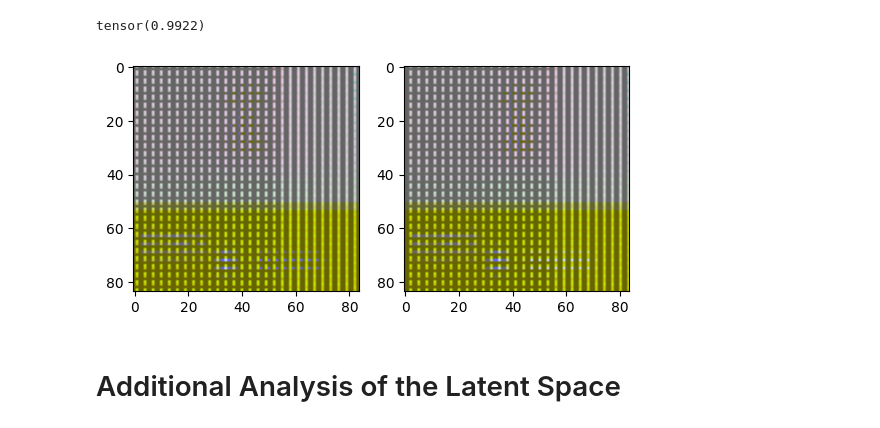
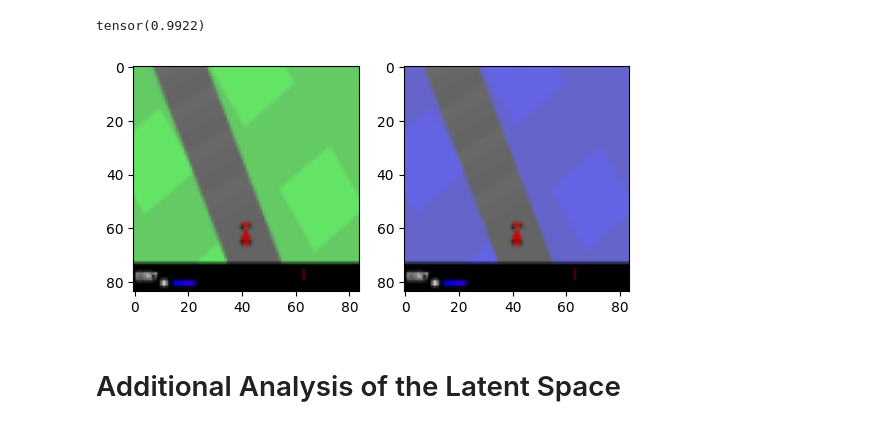
Before and after one commit to antoniopioricciardi/rl_relrepr_gymnasium, a Jupyter notebook: notebooks/relative_analysis.ipynb, the cells around one changed output. Saved outputs shown, nothing was run; the diff lists cells and outputs as text; code cells hidden in the pictures.

Commit message:
using transpose instead of reshape for obs

```diff
--- a/notebooks/relative_analysis.ipynb
+++ b/notebooks/relative_analysis.ipynb
@@ -128,13 +128,14 @@ obs_set_2.max()
 tensor(0.9922)
 # %%
 # plot obs_set_1 and obs_set_2 images in a subplot
-i = 300
+i = 900
+
 fig, ax = plt.subplots(1, 2)
-ax[0].imshow(obs_set_1[i].permute(1, 2, 0))
-ax[1].imshow(obs_set_2[i].permute(1, 2, 0))
+ax[0].imshow(obs_set_1[i].reshape(84,84,3))#.permute(1, 2, 0))
+ax[1].imshow(obs_set_2[i].reshape(84,84,3))#.permute(1, 2, 0))
 plt.show()
 # %% [output]
-[figure, old version]
+[figure, new version]
 # %%
 assert space1.shape == space2.shape
 # assert space1.size(0) == labels.size(0)
```
Also changed, not shown: 6 other files.
